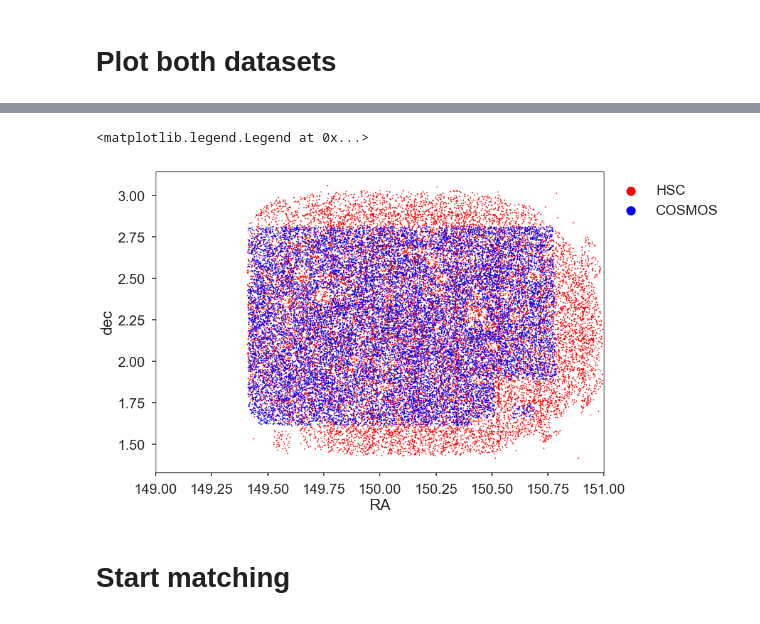
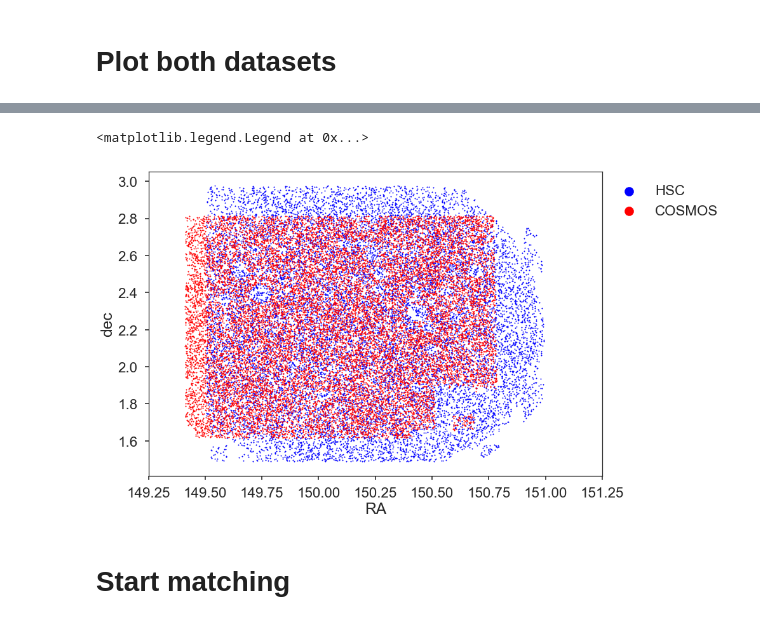
Before and after one commit to yluo54301/dwarf_photo-z, a Jupyter notebook: completeness/HSC_COSMOS_completeness.ipynb, the cells around one changed output, grey strips where cells are left out. Saved outputs shown, nothing was run; the diff lists cells and outputs as text; code cells hidden in the pictures.

```diff
--- a/completeness/HSC_COSMOS_completeness.ipynb
+++ b/completeness/HSC_COSMOS_completeness.ipynb
@@ -41,0 +17,2 @@ df_COSMOS.describe()
+# %%
+COSMOS = datasets.COSMOS("COSMOS_reference.sqlite")
@@ -83,0 +72,2 @@ df_HSC.head()
+# %%
+HSC = datasets.HSC("HSC_COSMOS_median_forced.sqlite3")
@@ -102,10 +114,10 @@ plt.legend(loc="upper left", bbox_to_anchor=(1, 1),
 # Plot both datasets
 # %%
 downsample_factor_COSMOS = 30
-mask_COSMOS_downsample = (df_COSMOS.index % downsample_factor_COSMOS == 0)
+mask_COSMOS_downsample = (COSMOS.df.index % downsample_factor_COSMOS == 0)
 
 downsample_factor_HSC = 30*2
-mask_HSC_downsample = (df_HSC.index % downsample_factor_HSC == 0)
+mask_HSC_downsample = (HSC.df.index % downsample_factor_HSC == 0)
 
 print("Number of COSMOS galaxies to plot: ", mask_COSMOS_downsample.sum())
 print("Number of HSC galaxies to plot:    ", mask_HSC_downsample.sum())
@@ -115,21 +127,21 @@ Number of HSC galaxies to plot:     21059
 # %%
-plt.scatter(df_HSC.ra[mask_HSC_downsample], df_HSC.dec[mask_HSC_downsample],
-           label ="HSC", color="r", s=2)
+plt.scatter(HSC.df.ra[mask_HSC_downsample], HSC.df.dec[mask_HSC_downsample],
+           label =HSC.label, color="b", s=2)
 
 
-plt.scatter(df_COSMOS.alpha[mask_COSMOS_downsample], df_COSMOS.delta[mask_COSMOS_downsample],
-           label ="COSMOS", color="b", s=2)
+plt.scatter(COSMOS.df.ra[mask_COSMOS_downsample], COSMOS.df.dec[mask_COSMOS_downsample],
+           label =COSMOS.label, color="r", s=2)
 
 
 plt.xlabel("RA")
 plt.ylabel("dec")
 
-plt.xlim(149, 151)
+plt.xlim(149.25, 151.25)
 
 plt.legend(loc="upper left", bbox_to_anchor=(1, 1),
           markerscale=10)
 # %% [output]
 <matplotlib.legend.Legend at 0x...>
-[figure, old version]
+[figure, new version]
 # %% [markdown]
 # Start matching
```
Also changed, not shown: parts of 39 cells of this notebook, 4 other files.
